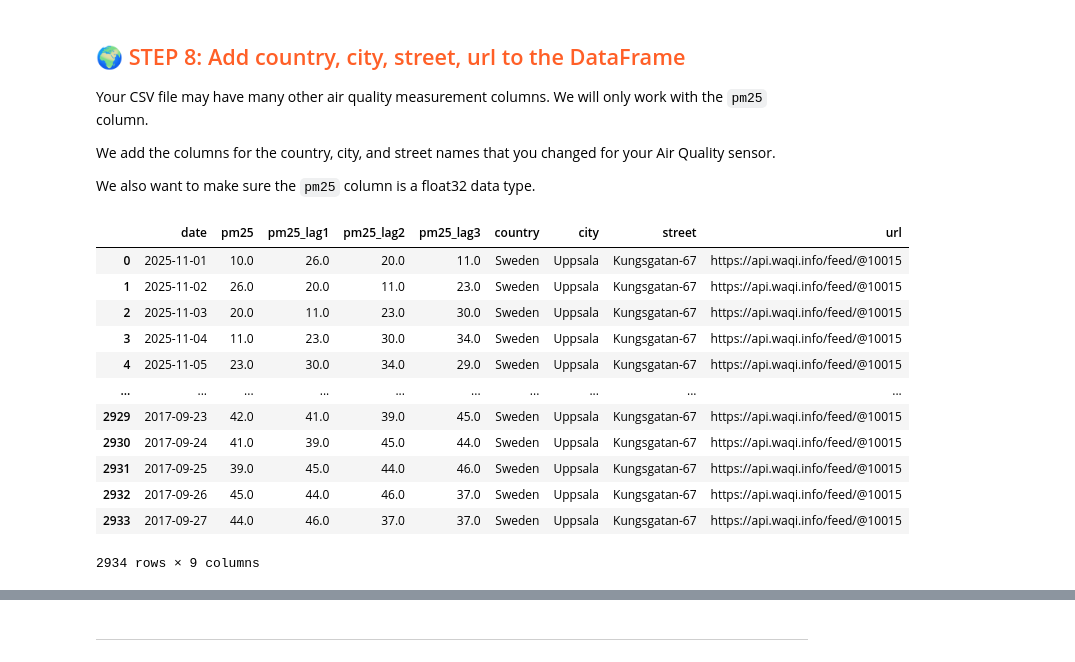
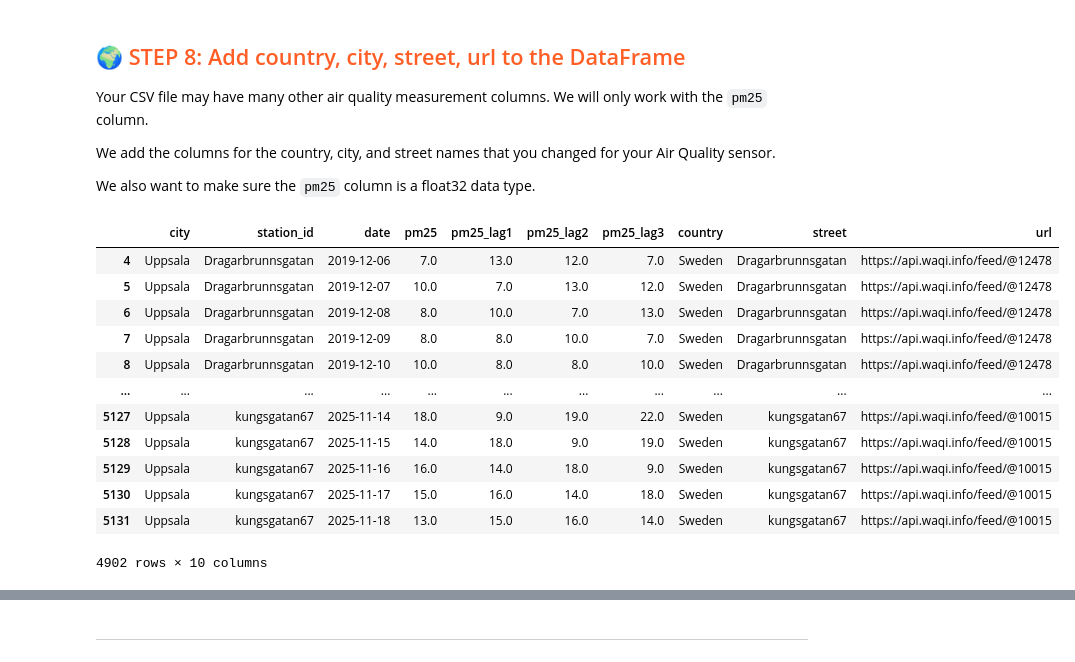
Before and after one commit to ololpol/mlfs-book, a Jupyter notebook: notebooks/airquality/1_air_quality_feature_backfill.ipynb, the cells around one changed output, grey strips where cells are left out. Saved outputs shown, nothing was run; the diff lists cells and outputs as text; code cells hidden in the pictures.

```diff
--- a/notebooks/airquality/1_air_quality_feature_backfill.ipynb
+++ b/notebooks/airquality/1_air_quality_feature_backfill.ipynb
@@ -271,8 +321,8 @@ We want to have a DataFrame with 2 columns - `date` and `pm25` after this cell b
  * `date` should be of type   datetime64[ns]
  * `pm25` should be of type float64
 # %%
-df_aq = df[['date', 'pm25']]
+# Keep city and station_id columns when selecting pm25
+df_aq = df[['city', 'station_id', 'date', 'pm25']].copy()
 df_aq['pm25'] = df_aq['pm25'].astype('float32')
-
 df_aq
 # %% [output]
@@ -305,17 +357,9 @@ memory usage: 35.6 KB
 # %%
-n = len(df_aq)
-df_aq["pm25_lag1"] = None
-df_aq["pm25_lag2"] = None
-df_aq["pm25_lag3"] = None
-lag1 = df_aq["pm25"][1:n]
-lag2 = df_aq["pm25"][2:n]
-lag3 = df_aq["pm25"][3:n]
-df_aq["pm25_lag1"][:len(lag1)] = lag1
-df_aq["pm25_lag2"][:len(lag2)] = lag2
-df_aq["pm25_lag3"][:len(lag3)] = lag3
-
-df_aq['pm25_lag1'] = df_aq['pm25_lag1'].astype('float32')
-df_aq['pm25_lag2'] = df_aq['pm25_lag2'].astype('float32')
-df_aq['pm25_lag3'] = df_aq['pm25_lag3'].astype('float32')
+# Compute lag features per (city, station_id)
+df_aq = df_aq.sort_values(['city', 'station_id', 'date']).reset_index(drop=True)
+df_aq['pm25_lag1'] = df_aq.groupby(['city','station_id'])['pm25'].shift(1)
+df_aq['pm25_lag2'] = df_aq.groupby(['city','station_id'])['pm25'].shift(2)
+df_aq['pm25_lag3'] = df_aq.groupby(['city','station_id'])['pm25'].shift(3)
+df_aq[['pm25_lag1','pm25_lag2','pm25_lag3']] = df_aq[['pm25_lag1','pm25_lag2','pm25_lag3']].astype('float32')
 df_aq
 # %% [output]
@@ -361,27 +405,30 @@ We add the columns for the country, city, and street names that you changed for
 
 We also want to make sure the `pm25` column is a float32 data type.
 # %%
-# Your sensor may have columns we won't use, so only keep the date and pm25 columns
-# If the column names in your DataFrame are different, rename your columns to `date` and `pm25`
-df_aq['country']=country
-df_aq['city']=city
-df_aq['street']=street
-df_aq['url']=aqicn_url
+# country, street and url columns based on the sensor mapping
+url_map = {s['station_id']: s['aqicn_url'] for s in SENSORS}
+country_map = {s['station_id']: s['country'] for s in SENSORS}
+df_aq['country'] = df_aq['station_id'].map(country_map)
+
+
+# station_id as street (or customize per sensor if needed)
+df_aq['street'] = df_aq['station_id']
+df_aq['url'] = df_aq['station_id'].map(url_map)
 df_aq
 # %% [output]
-|  | date | pm25 | pm25_lag1 | pm25_lag2 | pm25_lag3 | country | city | street | url |
-| 0 | 2025-11-01 | 10.0 | 26.0 | 20.0 | 11.0 | Sweden | Uppsala | Kungsgatan-67 | https://api.waqi.info/feed/@10015 |
-| 1 | 2025-11-02 | 26.0 | 20.0 | 11.0 | 23.0 | Sweden | Uppsala | Kungsgatan-67 | https://api.waqi.info/feed/@10015 |
-| 2 | 2025-11-03 | 20.0 | 11.0 | 23.0 | 30.0 | Sweden | Uppsala | Kungsgatan-67 | https://api.waqi.info/feed/@10015 |
-| 3 | 2025-11-04 | 11.0 | 23.0 | 30.0 | 34.0 | Sweden | Uppsala | Kungsgatan-67 | https://api.waqi.info/feed/@10015 |
-| 4 | 2025-11-05 | 23.0 | 30.0 | 34.0 | 29.0 | Sweden | Uppsala | Kungsgatan-67 | https://api.waqi.info/feed/@10015 |
-| ... | ... | ... | ... | ... | ... | ... | ... | ... | ... |
-| 2929 | 2017-09-23 | 42.0 | 41.0 | 39.0 | 45.0 | Sweden | Uppsala | Kungsgatan-67 | https://api.waqi.info/feed/@10015 |
-| 2930 | 2017-09-24 | 41.0 | 39.0 | 45.0 | 44.0 | Sweden | Uppsala | Kungsgatan-67 | https://api.waqi.info/feed/@10015 |
-| 2931 | 2017-09-25 | 39.0 | 45.0 | 44.0 | 46.0 | Sweden | Uppsala | Kungsgatan-67 | https://api.waqi.info/feed/@10015 |
-| 2932 | 2017-09-26 | 45.0 | 44.0 | 46.0 | 37.0 | Sweden | Uppsala | Kungsgatan-67 | https://api.waqi.info/feed/@10015 |
-| 2933 | 2017-09-27 | 44.0 | 46.0 | 37.0 | 37.0 | Sweden | Uppsala | Kungsgatan-67 | https://api.waqi.info/feed/@10015 |
+|  | city | station_id | date | pm25 | pm25_lag1 | pm25_lag2 | pm25_lag3 | country | street | url |
+| 4 | Uppsala | Dragarbrunnsgatan | 2019-12-06 | 7.0 | 13.0 | 12.0 | 7.0 | Sweden | Dragarbrunnsgatan | https://api.waqi.info/feed/@12478 |
+| 5 | Uppsala | Dragarbrunnsgatan | 2019-12-07 | 10.0 | 7.0 | 13.0 | 12.0 | Sweden | Dragarbrunnsgatan | https://api.waqi.info/feed/@12478 |
+| 6 | Uppsala | Dragarbrunnsgatan | 2019-12-08 | 8.0 | 10.0 | 7.0 | 13.0 | Sweden | Dragarbrunnsgatan | https://api.waqi.info/feed/@12478 |
+| 7 | Uppsala | Dragarbrunnsgatan | 2019-12-09 | 8.0 | 8.0 | 10.0 | 7.0 | Sweden | Dragarbrunnsgatan | https://api.waqi.info/feed/@12478 |
+| 8 | Uppsala | Dragarbrunnsgatan | 2019-12-10 | 10.0 | 8.0 | 8.0 | 10.0 | Sweden | Dragarbrunnsgatan | https://api.waqi.info/feed/@12478 |
+| ... | ... | ... | ... | ... | ... | ... | ... | ... | ... | ... |
+| 5127 | Uppsala | kungsgatan67 | 2025-11-14 | 18.0 | 9.0 | 19.0 | 22.0 | Sweden | kungsgatan67 | https://api.waqi.info/feed/@10015 |
+| 5128 | Uppsala | kungsgatan67 | 2025-11-15 | 14.0 | 18.0 | 9.0 | 19.0 | Sweden | kungsgatan67 | https://api.waqi.info/feed/@10015 |
+| 5129 | Uppsala | kungsgatan67 | 2025-11-16 | 16.0 | 14.0 | 18.0 | 9.0 | Sweden | kungsgatan67 | https://api.waqi.info/feed/@10015 |
+| 5130 | Uppsala | kungsgatan67 | 2025-11-17 | 15.0 | 16.0 | 14.0 | 18.0 | Sweden | kungsgatan67 | https://api.waqi.info/feed/@10015 |
+| 5131 | Uppsala | kungsgatan67 | 2025-11-18 | 13.0 | 15.0 | 16.0 | 14.0 | Sweden | kungsgatan67 | https://api.waqi.info/feed/@10015 |
-2934 rows × 9 columns
+4902 rows × 10 columns
 # %%
 df_aq.info()
 # %% [output]
```
Also changed, not shown: parts of 20 cells of this notebook, 2 other files.
